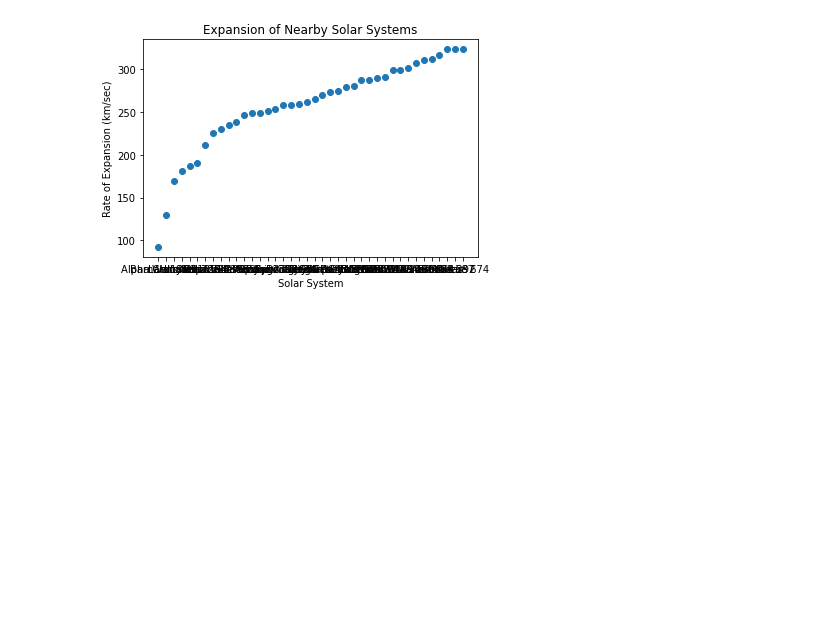
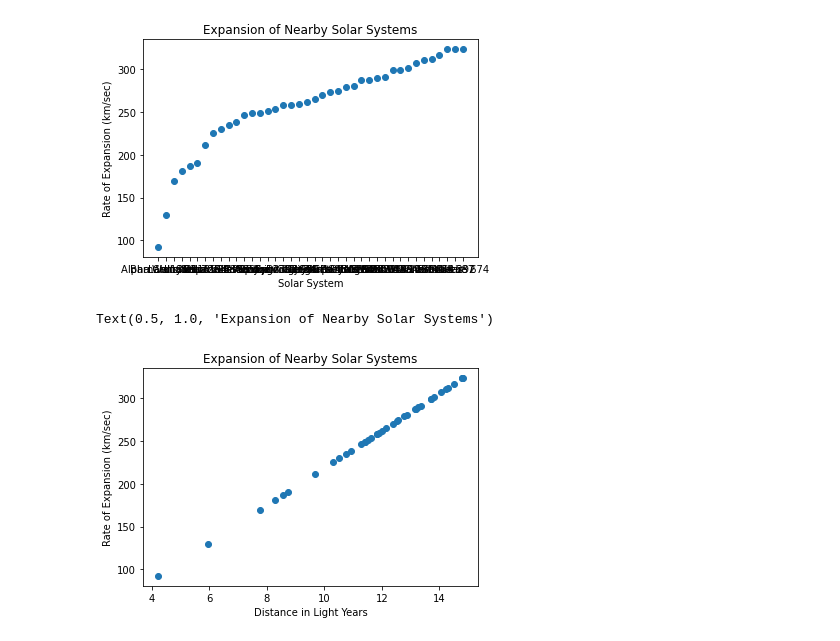
Before and after one commit to tamikataylor/PersonalDataSet, a Jupyter notebook: Personal_Data_Set.ipynb, the cells around one changed output. Cells and saved outputs as stored; diff of their text form; code cells hidden in the pictures; blank space fills up the shorter version.

```diff
--- a/Personal_Data_Set.ipynb
+++ b/Personal_Data_Set.ipynb
@@ -34,3 +34,11 @@ plt.title('Expansion of Nearby Solar Systems')
 # %% [output]
 Text(0.5, 1.0, 'Expansion of Nearby Solar Systems')
 [figure]
+# %%
+plt.scatter(df['Distance in Light Years '],df['Rate of Expansion (approximation) '])
+plt.xlabel('Distance in Light Years')
+plt.ylabel('Rate of Expansion (km/sec)')
+plt.title('Expansion of Nearby Solar Systems')
+# %% [output]
+Text(0.5, 1.0, 'Expansion of Nearby Solar Systems')
+[figure, added]
```
